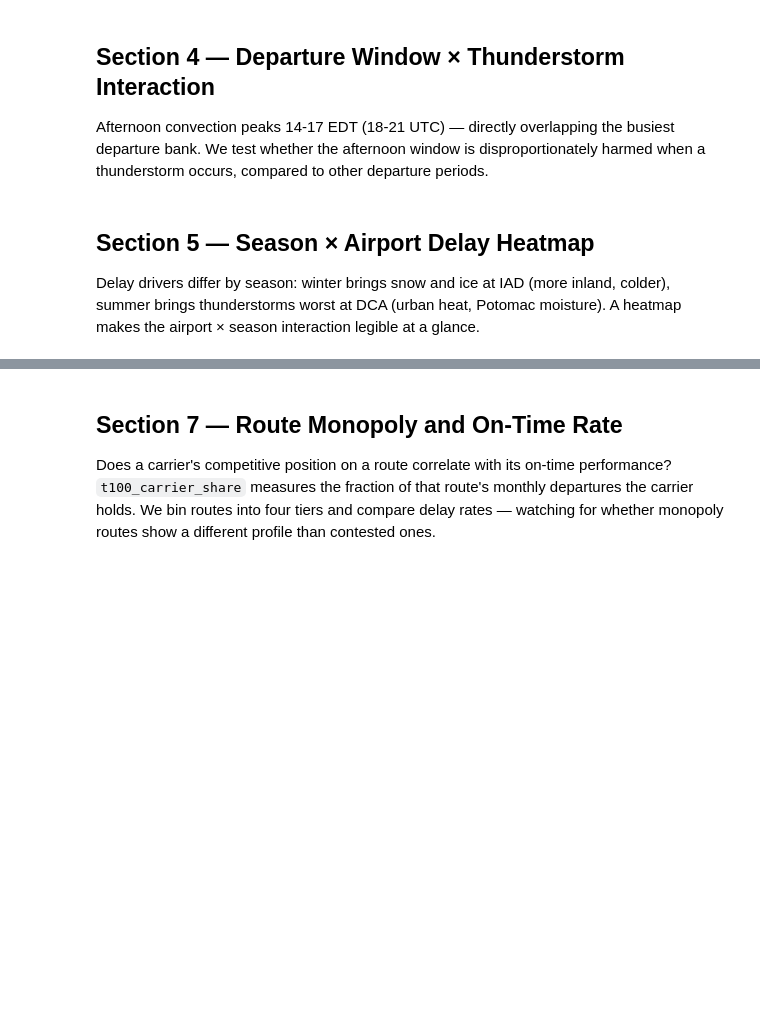
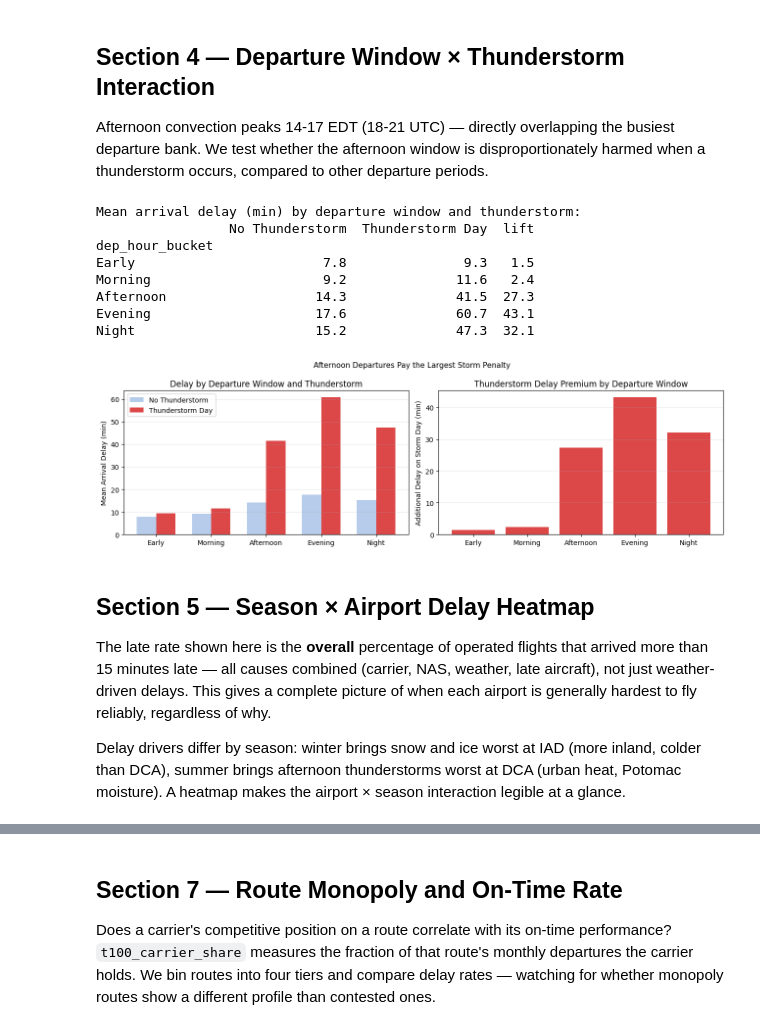
Before and after one commit to kibbbles/three-airports, a Jupyter notebook: notebooks/08_eda_joined.ipynb, the cells around one changed output, grey strips where cells are left out. Cells and saved outputs as stored; diff of their text form; code cells hidden in the pictures; blank space fills up the shorter version.

```diff
--- a/notebooks/08_eda_joined.ipynb
+++ b/notebooks/08_eda_joined.ipynb
@@ -208,49 +255,64 @@ interaction = (
     .agg(mean_delay=('ArrDelayMinutes', 'mean'), n=('ArrDelayMinutes', 'count'))
     .reset_index()
 )
-pivot = interaction.pivot(index='dep_hour_bucket', columns='had_ts', values='mean_delay')
-pivot = pivot.reindex(bucket_order)
-pivot.columns = ['No Thunderstorm', 'Thunderstorm Day']
-pivot['lift'] = pivot['Thunderstorm Day'] - pivot['No Thunderstorm']
+ts_pivot = interaction.pivot(index='dep_hour_bucket', columns='had_ts', values='mean_delay')
+ts_pivot = ts_pivot.reindex(bucket_order)
+ts_pivot.columns = ['No Thunderstorm', 'Thunderstorm Day']
+ts_pivot['lift'] = ts_pivot['Thunderstorm Day'] - ts_pivot['No Thunderstorm']
 
 print('Mean arrival delay (min) by departure window and thunderstorm:')
-print(pivot.round(1).to_string())
+print(ts_pivot.round(1).to_string())
 print()
 
 x = np.arange(len(bucket_order))
 w = 0.35
 fig, axes = plt.subplots(1, 2, figsize=(13, 4))
 
 ax = axes[0]
-ax.bar(x - w/2, pivot['No Thunderstorm'],  w, label='No Thunderstorm',  color='#aec7e8', alpha=0.9)
-ax.bar(x + w/2, pivot['Thunderstorm Day'], w, label='Thunderstorm Day', color='#d62728', alpha=0.85)
+ax.bar(x - w/2, ts_pivot['No Thunderstorm'],  w, label='No Thunderstorm',  color='#aec7e8', alpha=0.9)
+ax.bar(x + w/2, ts_pivot['Thunderstorm Day'], w, label='Thunderstorm Day', color='#d62728', alpha=0.85)
 ax.set_xticks(x)
 ax.set_xticklabels(bucket_order)
 ax.set_ylabel('Mean Arrival Delay (min)')
 ax.set_title('Delay by Departure Window and Thunderstorm')
 ax.legend()
 ax.grid(axis='y', alpha=0.3)
 
 ax = axes[1]
-lift_vals = pivot['lift'].values
+lift_vals = ts_pivot['lift'].values
 bar_colors = ['#d62728' if v > 0 else '#2ca02c' for v in lift_vals]
 ax.bar(x, lift_vals, color=bar_colors, alpha=0.85)
 ax.axhline(0, color='black', linewidth=0.8)
 ax.set_xticks(x)
 ax.set_xticklabels(bucket_order)
 ax.set_ylabel('Additional Delay on Storm Day (min)')
 ax.set_title('Thunderstorm Delay Premium by Departure Window')
 ax.grid(axis='y', alpha=0.3)
 
 plt.suptitle('Afternoon Departures Pay the Largest Storm Penalty', fontsize=11)
 plt.tight_layout()
 plt.show()
+# %% [output]
+Mean arrival delay (min) by departure window and thunderstorm:
+                 No Thunderstorm  Thunderstorm Day  lift
+dep_hour_bucket
+Early                        7.8               9.3   1.5
+Morning                      9.2              11.6   2.4
+Afternoon                   14.3              41.5  27.3
+Evening                     17.6              60.7  43.1
+Night                       15.2              47.3  32.1
+[figure, added]
 # %% [markdown]
 ## Section 5 — Season × Airport Delay Heatmap
 
-Delay drivers differ by season: winter brings snow and ice at IAD (more inland, colder),
-summer brings thunderstorms worst at DCA (urban heat, Potomac moisture).
-A heatmap makes the airport × season interaction legible at a glance.
+The late rate shown here is the **overall** percentage of operated flights that arrived
+more than 15 minutes late — all causes combined (carrier, NAS, weather, late aircraft),
+not just weather-driven delays. This gives a complete picture of when each airport is
+generally hardest to fly reliably, regardless of why.
+
+Delay drivers differ by season: winter brings snow and ice worst at IAD (more inland,
+colder than DCA), summer brings afternoon thunderstorms worst at DCA (urban heat, Potomac
+moisture). A heatmap makes the airport × season interaction legible at a glance.
 # %%
 season_order = ['Winter', 'Spring', 'Summer', 'Fall']
 ap_season = (
```
Also changed, not shown: parts of 22 cells of this notebook.
